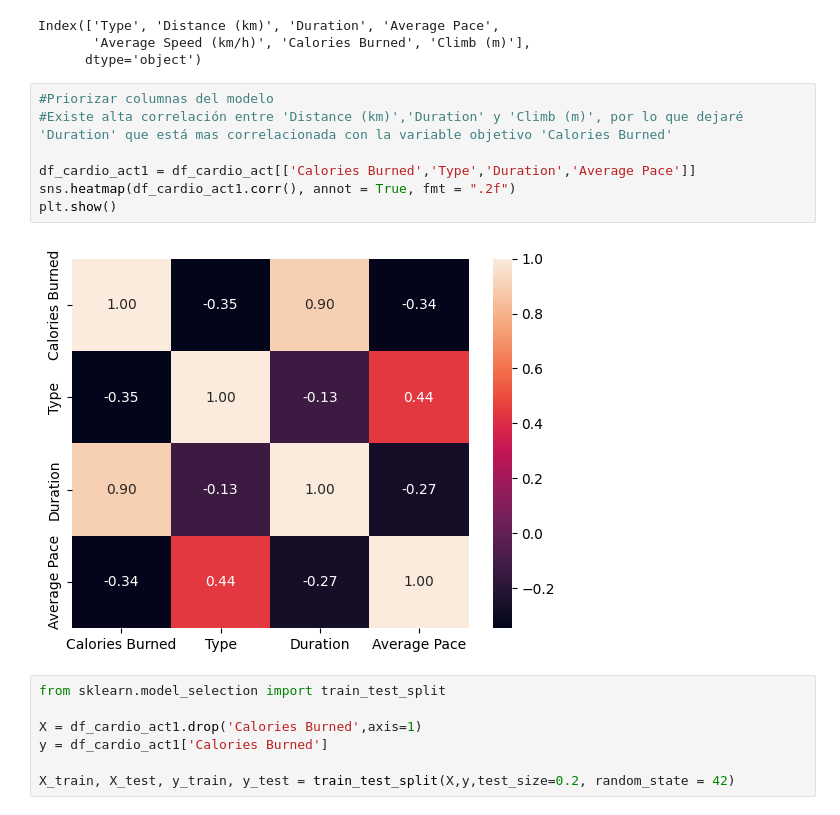
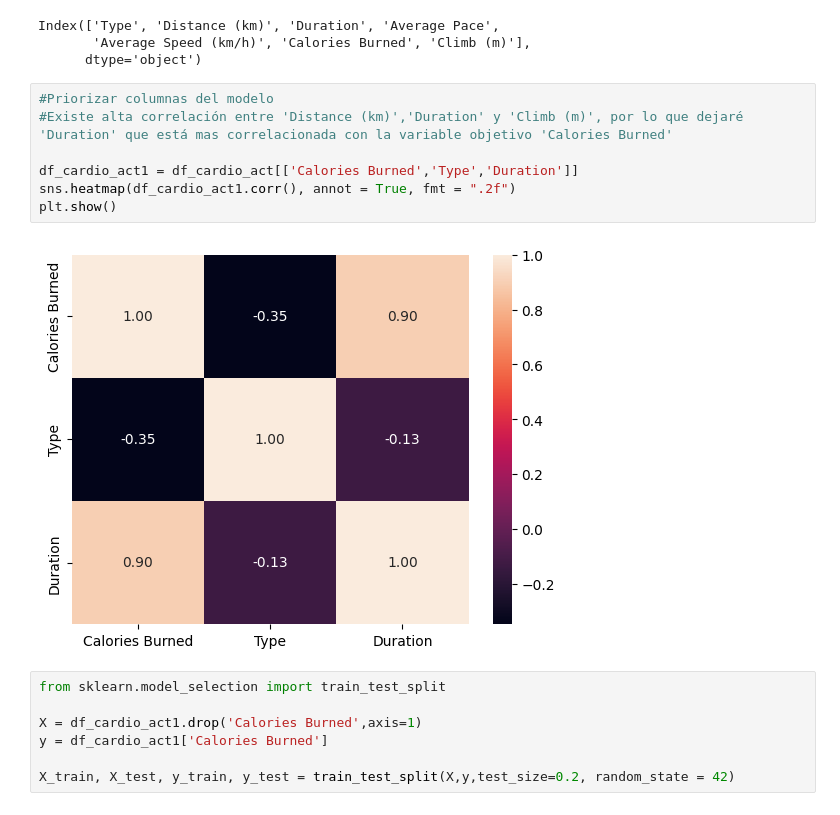
Before and after one commit to diegomacaya/appweb_ml_flask, a Jupyter notebook: src/explore.ipynb, the cells around one changed output. Drawn from its saved outputs; the diff is of its cells as text.

```diff
--- a/src/explore.ipynb
+++ b/src/explore.ipynb
@@ -173,12 +173,12 @@ Index(['Type', 'Distance (km)', 'Duration', 'Average Pace',
 # %%
 #Priorizar columnas del modelo
 #Existe alta correlación entre 'Distance (km)','Duration' y 'Climb (m)', por lo que dejaré 'Duration' que está mas correlacionada con la variable objetivo 'Calories Burned'
 
-df_cardio_act1 = df_cardio_act[['Calories Burned','Type','Duration','Average Pace']]
+df_cardio_act1 = df_cardio_act[['Calories Burned','Type','Duration']]
 sns.heatmap(df_cardio_act1.corr(), annot = True, fmt = ".2f")
 plt.show()
 # %% [output]
-[figure, old version]
+[figure, new version]
 # %%
 from sklearn.model_selection import train_test_split
 
```
Also changed, not shown: parts of 3 cells of this notebook, 4 other files.
